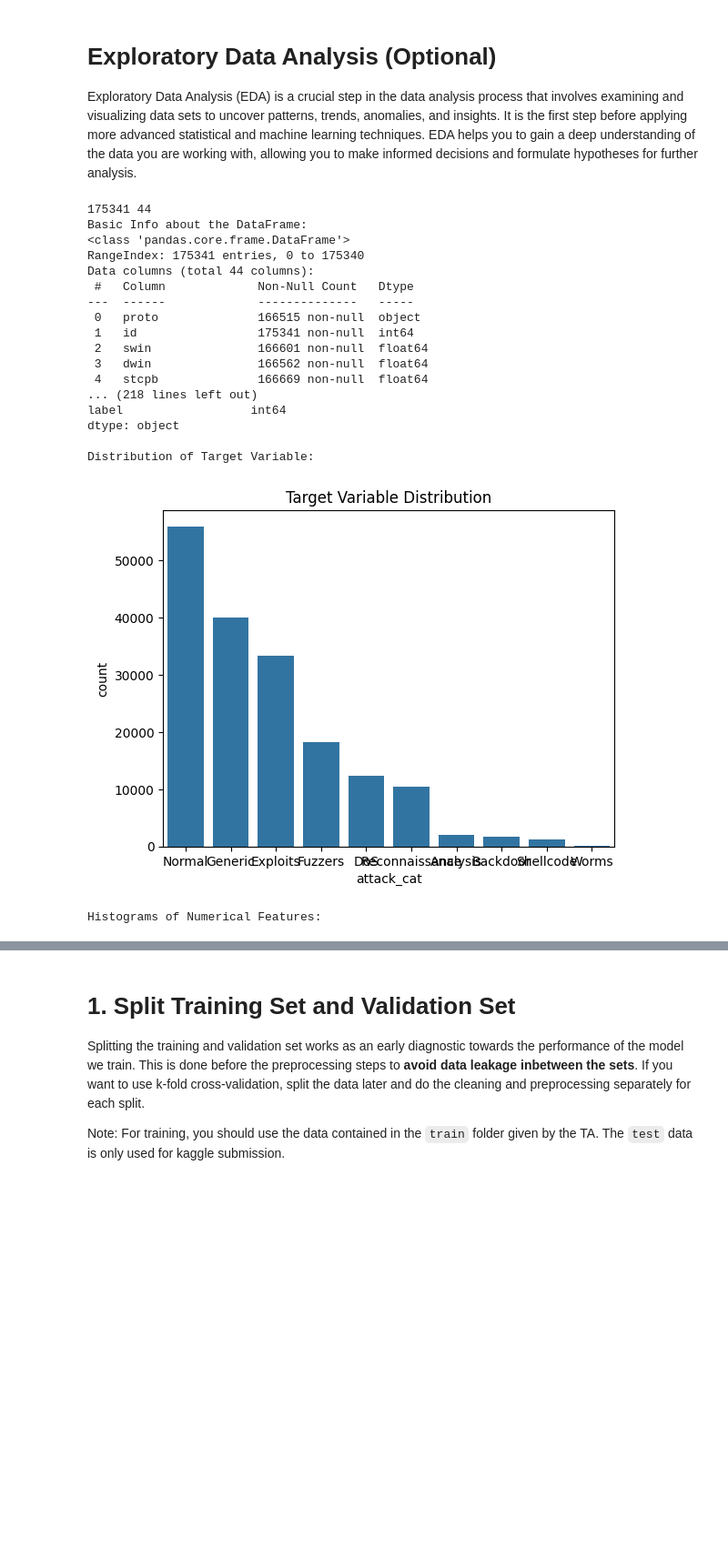
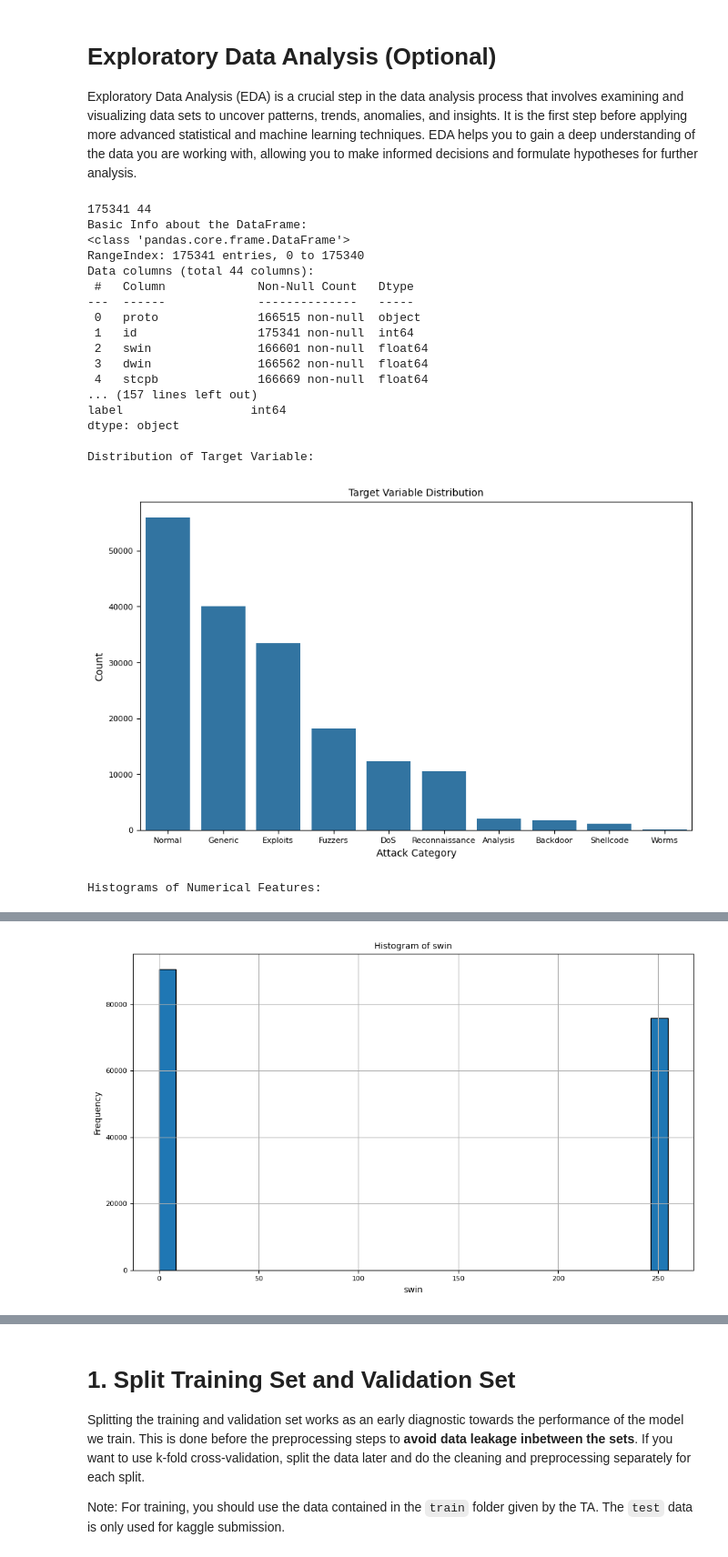
Before and after one commit to Bodleh/28-Turu, a Jupyter notebook: IF3170_Tugas_Besar_2_Notebook.ipynb, the cells around one changed output, grey strips where cells are left out. Shown at 91% size. Saved outputs shown, nothing was run; the diff lists cells and outputs as text; code cells hidden in the pictures; blank space fills up the shorter version.

```diff
--- a/IF3170_Tugas_Besar_2_Notebook.ipynb
+++ b/IF3170_Tugas_Besar_2_Notebook.ipynb
@@ -89,41 +75,56 @@ print(mergedDf.describe())
 
 #  Check for missing values
 print("\nMissing Values in DataFrame:")
-print(mergedDf.isnull().sum())
+missing_percentage = (mergedDf.isnull().sum() / len(mergedDf)) * 100
+print(missing_percentage)
 
 #  Check data types of columns
 print("\nData Types of Columns:")
 print(mergedDf.dtypes)
 
 
 #  Check the distribution of the target variable
 print("\nDistribution of Target Variable:")
+plt.figure(figsize=(12, 6))
 sns.countplot(x='attack_cat', data=mergedDf)
-plt.title('Target Variable Distribution')
+plt.title('Target Variable Distribution', fontsize=10)
+plt.xlabel('Attack Category', fontsize=10)
+plt.ylabel('Count', fontsize=10)
+plt.xticks(fontsize=8)
+plt.yticks(fontsize=8)
 plt.show()
 
 #  Plot histograms for numerical features
 print("\nHistograms of Numerical Features:")
-mergedDf.hist(figsize=(12, 10), bins=30, edgecolor='black')
-plt.tight_layout()
-plt.show()
+numerical_features = mergedDf.select_dtypes(include=['float64', 'int64']).columns
+
+for feature in numerical_features:
+    plt.figure(figsize=(10, 6))
+    mergedDf[feature].hist(bins=30, edgecolor='black')
+    plt.title(f'Histogram of {feature}', fontsize=10)
+    plt.xlabel(feature, fontsize=10)
+    plt.ylabel('Frequency', fontsize=10)
+    plt.xticks(fontsize=8)
+    plt.yticks(fontsize=8)
+    plt.tight_layout()
+    plt.show()
 # %% [output]
 175341 44
 Basic Info about the DataFrame:
 <class 'pandas.core.frame.DataFrame'>
 RangeIndex: 175341 entries, 0 to 175340
 Data columns (total 44 columns):
  #   Column             Non-Null Count   Dtype
 ---  ------             --------------   -----
  0   proto              166515 non-null  object
  1   id                 175341 non-null  int64
  2   swin               166601 non-null  float64
  3   dwin               166562 non-null  float64
  4   stcpb              166669 non-null  float64
-... (218 lines left out)
+... (157 lines left out)
 label                  int64
 dtype: object
 
 Distribution of Target Variable:
-[figure, old version]
+[figure, new version]
 Histograms of Numerical Features:
@@ -130,0 +132 @@ Histograms of Numerical Features:
+[figure, added]
```
Also changed, not shown: parts of 21 cells of this notebook.
